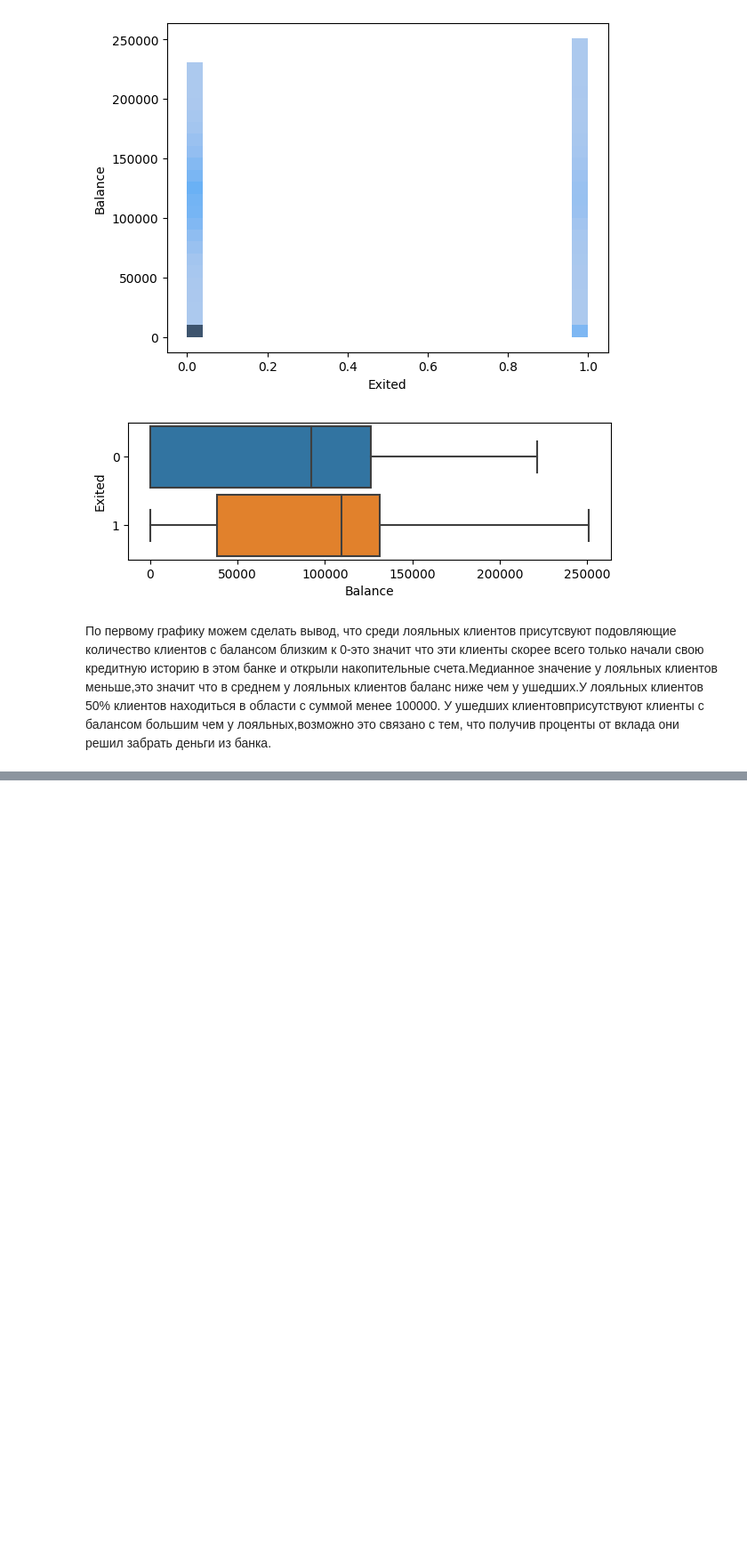
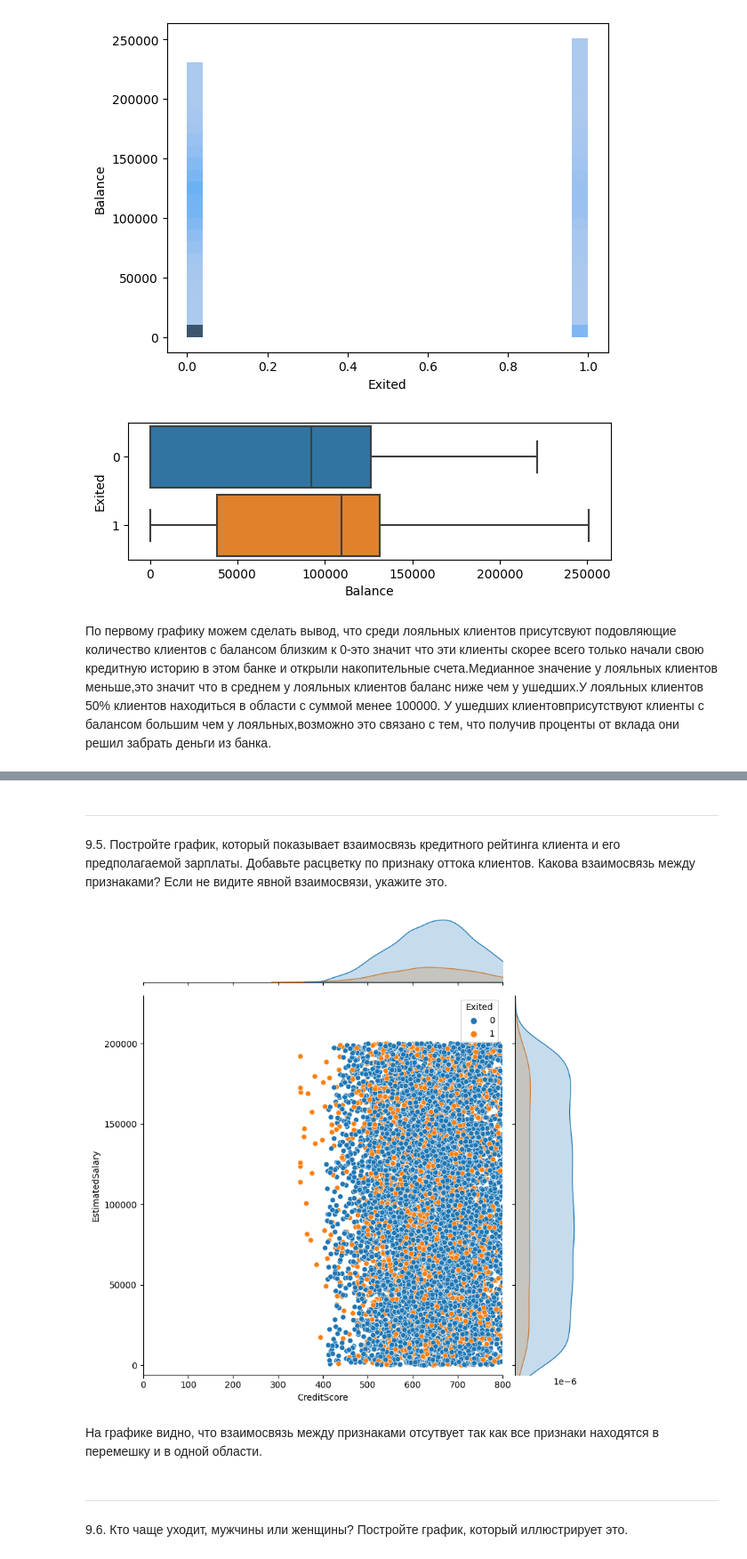
Before and after one commit to Gor36/Final_task_2, a Jupyter notebook: Task_2.ipynb, the cells around one changed output, grey strips where cells are left out. Shown at 89% size. Cells and saved outputs as stored; diff of their text form; code cells hidden in the pictures; blank space fills up the shorter version.

```diff
--- a/Task_2.ipynb
+++ b/Task_2.ipynb
@@ -225,0 +245,22 @@ sns.histplot(
+# %% [markdown]
+------------------------
+9.5. Постройте график, который показывает взаимосвязь кредитного рейтинга клиента и его предполагаемой зарплаты. Добавьте расцветку по признаку оттока клиентов. Какова взаимосвязь между признаками? Если не видите явной взаимосвязи, укажите это.
+# %%
+jointplot = sns.jointplot(
+    data=churn_data,
+    x='CreditScore',
+    y='EstimatedSalary',
+    hue='Exited',# группировочный категориальный признак, который позволяет строить отдельный
+    #график для каждой категории (не стоит использовать его для гистограмм, но он широко
+    #используется для других видов графиков в Seaborn);
+    xlim = (0, 800),#размер оси х
+    ylim = (-6000, 230000),#размер оси у
+    height=8,#отвечает за высоту и ширину графика
+)
+# %% [output]
+[figure, added]
+# %% [markdown]
+На графике видно, что взаимосвязь между признаками отсутвует так как все признаки находятся в перемешку и в одной области.
+# %% [markdown]
+---------------
+9.6. Кто чаще уходит, мужчины или женщины? Постройте график, который иллюстрирует это.
```
Also changed, not shown: parts of 6 cells of this notebook.
